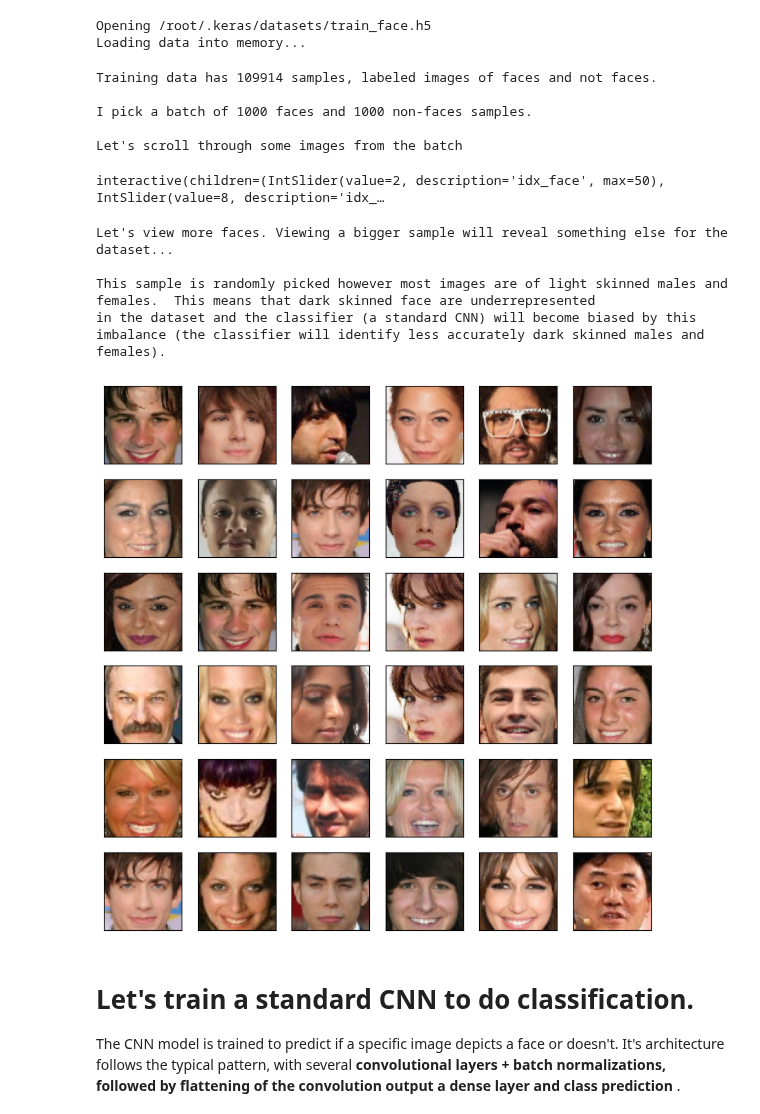
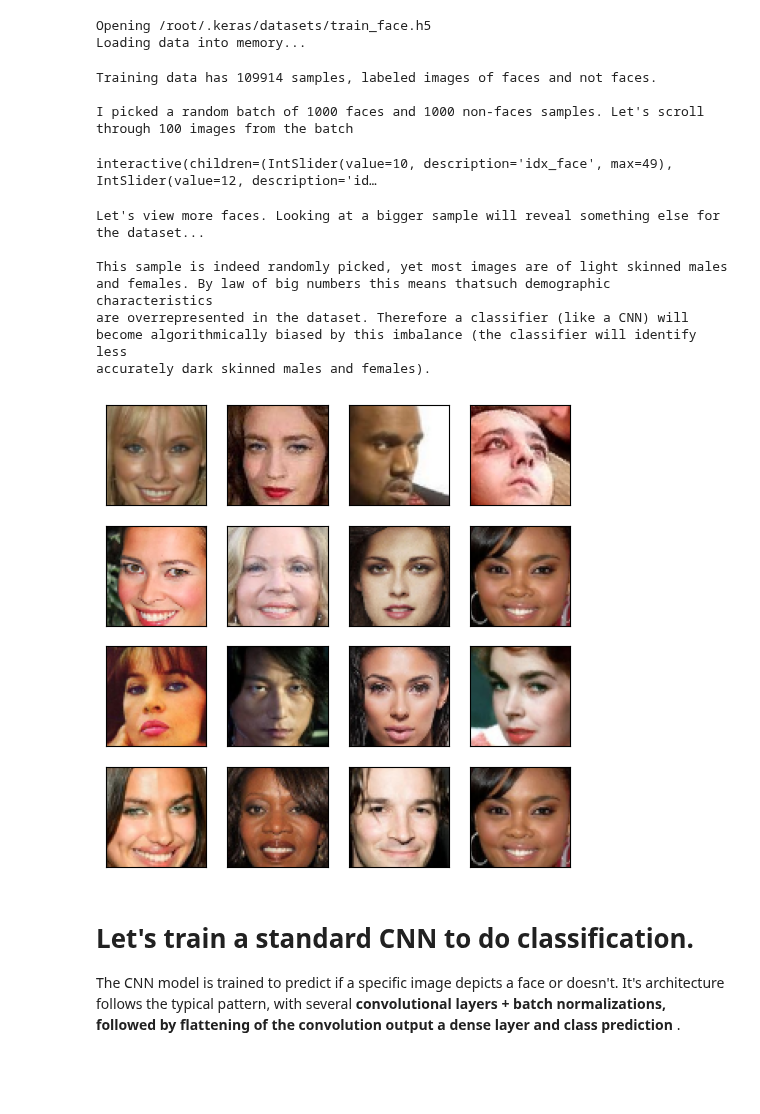
Before and after one commit to CaptainJimbo/MyPortfolio, a Jupyter notebook: facesfacesfacesNOTcomplete.ipynb, the cells around one changed output. Saved outputs shown, nothing was run; the diff lists cells and outputs as text; code cells hidden in the pictures; blank space fills up the shorter version.

```diff
--- a/facesfacesfacesNOTcomplete.ipynb
+++ b/facesfacesfacesNOTcomplete.ipynb
@@ -65,6 +87,5 @@ Requirement already satisfied: gym-notices>=0.0.4 in /usr/local/lib/python3.10/d
 # %%
-import sys
-import h5py
+# Classes and defs
 
 class TrainingDatasetLoader(object):
     def __init__(self, data_path):
@@ -119,21 +140,18 @@ def show(images,n=16):
     plt.figure(figsize=(round(length*3/2),round(length*3/2)))
     random_inds = np.random.choice(len(images),n)
     for i in range(length**2):
-        plt.subplot(length,length,i+1)
-        plt.xticks([])
-        plt.yticks([])
-        plt.grid(False)
+        plt.subplot(length,length,i+1); plt.grid(False); plt.xticks([]); plt.yticks([])
         image_ind = random_inds[i]
         plt.imshow(images[image_ind])#, cmap=plt.cm.binary)
         #plt.xlabel(image_ind)
     plt.show()
 
 def plot_images(idx_face, idx_not_face):
-    plt.figure(figsize=(4,2))
+    plt.figure(figsize=(6,3))
 
     plt.subplot(1, 2, 1)
     plt.imshow(face_images[idx_face])
-    plt.title("Face"); plt.grid(False); plt.xticks([]); plt.yticks([])
+    plt.title("Face") ; plt.grid(False); plt.xticks([]); plt.yticks([])
 
     plt.subplot(1, 2, 2)
     plt.imshow(not_face_images[idx_not_face])
@@ -155,33 +173,32 @@ number_of_training_examples = loader.get_train_size()
 print(f'Training data has {number_of_training_examples} samples, labeled images of faces and not faces.')
 
 (images, labels) = loader.get_batch(1000)
-print(f'\nI pick a batch of {len(images)} faces and {len(images)} non-faces samples.')
+print(f'\nI picked a random batch of {len(images)} faces and {len(images)} non-faces samples. Let\'s scroll through 100 images from the batch\n')
+
 face_images = images[np.where(labels==1)[0]]
 not_face_images = images[np.where(labels==0)[0]]
 
-print('\nLet\'s scroll through some images from the batch\n')
-face_slider = widgets.IntSlider(min=0, max=50, step=1, value=2)
-not_face_slider = widgets.IntSlider(min=0, max=50, step=1, value=8)
+face_slider = widgets.IntSlider(min=0, max=49, step=1, value=10)
+not_face_slider = widgets.IntSlider(min=0, max=49, step=1, value=12)
 widgets.interactive(plot_images, idx_face=face_slider, idx_not_face=not_face_slider)
 # %% [output]
 Training data has 109914 samples, labeled images of faces and not faces.
 
-I pick a batch of 1000 faces and 1000 non-faces samples.
-
-Let's scroll through some images from the batch
+I picked a random batch of 1000 faces and 1000 non-faces samples. Let's scroll through 100 images from the batch
-interactive(children=(IntSlider(value=2, description='idx_face', max=50), IntSlider(value=8, description='idx_…
+interactive(children=(IntSlider(value=10, description='idx_face', max=49), IntSlider(value=12, description='id…
 # %%
-print('Let\'s view more faces. Viewing a bigger sample will reveal something else for the dataset...')
-print('\nThis sample is randomly picked however most images are of light skinned males and females.  \
-This means that dark skinned face are underrepresented \nin the dataset and the classifier (a standard CNN) will become biased by this \
-imbalance (the classifier will identify less accurately dark skinned males and females).\n')
-show(face_images,36)
+print('Let\'s view more faces. Looking at a bigger sample will reveal something else for the dataset...')
+print('\nThis sample is indeed randomly picked, yet most images are of light skinned males and females. By law of big numbers this means that\
+such demographic characteristics \nare overrepresented in the dataset. Therefore a classifier (like a CNN) will become algorithmically biased by this \
+imbalance (the classifier will identify less \naccurately dark skinned males and females).\n')
+show(face_images,)
 # %% [output]
-Let's view more faces. Viewing a bigger sample will reveal something else for the dataset...
+Let's view more faces. Looking at a bigger sample will reveal something else for the dataset...
 
-This sample is randomly picked however most images are of light skinned males and females.  This means that dark skinned face are underrepresented
-in the dataset and the classifier (a standard CNN) will become biased by this imbalance (the classifier will identify less accurately dark skinned males and females).
+This sample is indeed randomly picked, yet most images are of light skinned males and females. By law of big numbers this means thatsuch demographic characteristics
+are overrepresented in the dataset. Therefore a classifier (like a CNN) will become algorithmically biased by this imbalance (the classifier will identify less
+accurately dark skinned males and females).
-[figure, old version]
+[figure, new version]
 # %% [markdown]
 <h1> Let's train a standard CNN to do classification. </h1>
 
```
Also changed, not shown: parts of 13 cells of this notebook.
